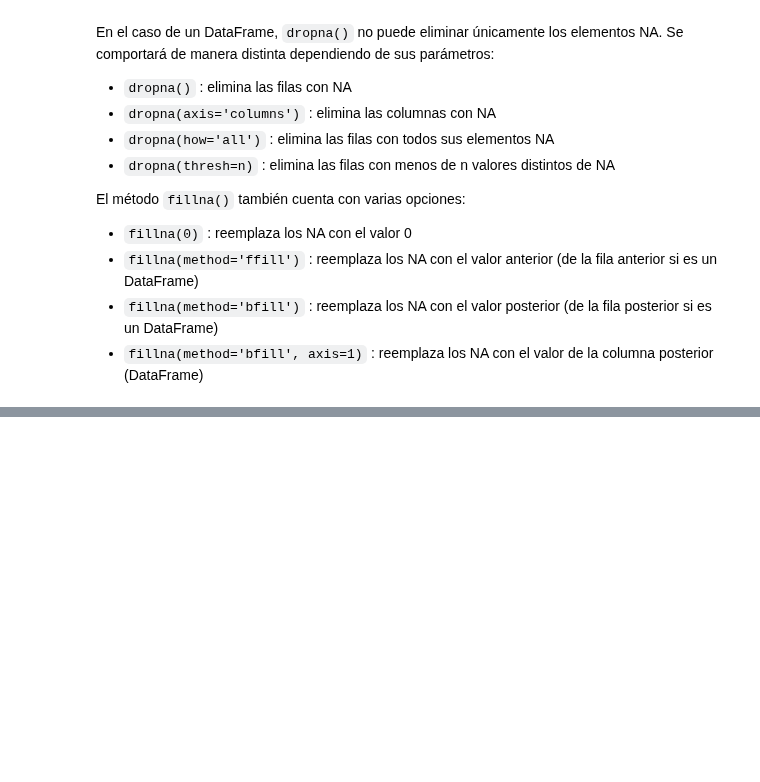
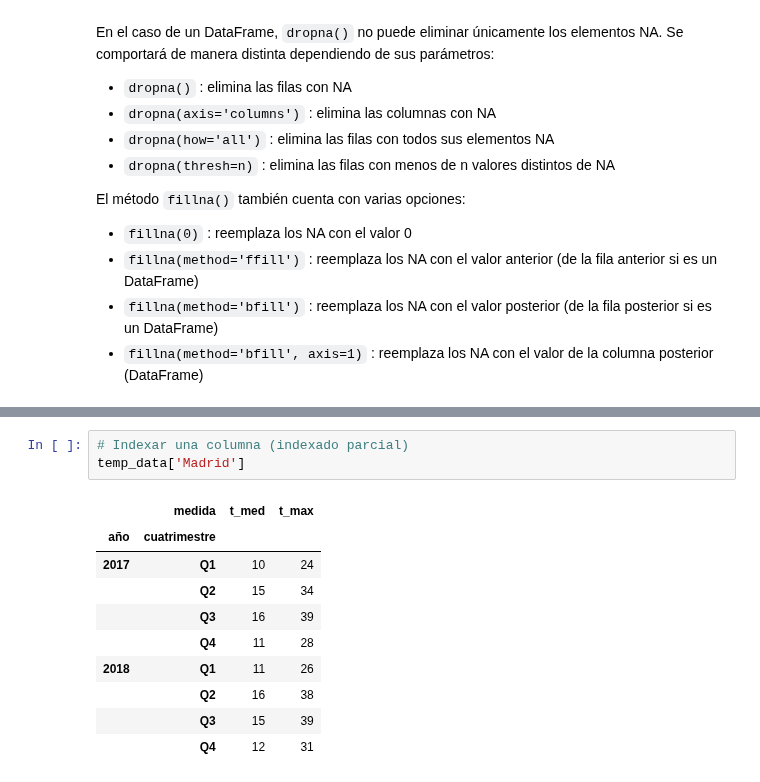
Before and after one commit to pyjaime/python3-101, a Jupyter notebook: python3_pandas_es.ipynb, the cells around one changed output, grey strips where cells are left out. Saved outputs shown, nothing was run; the diff lists cells and outputs as text; blank space fills up the shorter version.

```diff
--- a/python3_pandas_es.ipynb
+++ b/python3_pandas_es.ipynb
@@ -479,0 +635,14 @@ El método `fillna()` también cuenta con varias opciones:
+# %%
+# Indexar una columna (indexado parcial)
+temp_data['Madrid']
+# %% [output]
+|  | medida | t_med | t_max |
+| año | cuatrimestre |  |  |
+| 2017 | Q1 | 10 | 24 |
+|  | Q2 | 15 | 34 |
+|  | Q3 | 16 | 39 |
+|  | Q4 | 11 | 28 |
+| 2018 | Q1 | 11 | 26 |
+|  | Q2 | 16 | 38 |
+|  | Q3 | 15 | 39 |
+|  | Q4 | 12 | 31 |
```
Also changed, not shown: parts of 36 cells of this notebook.
